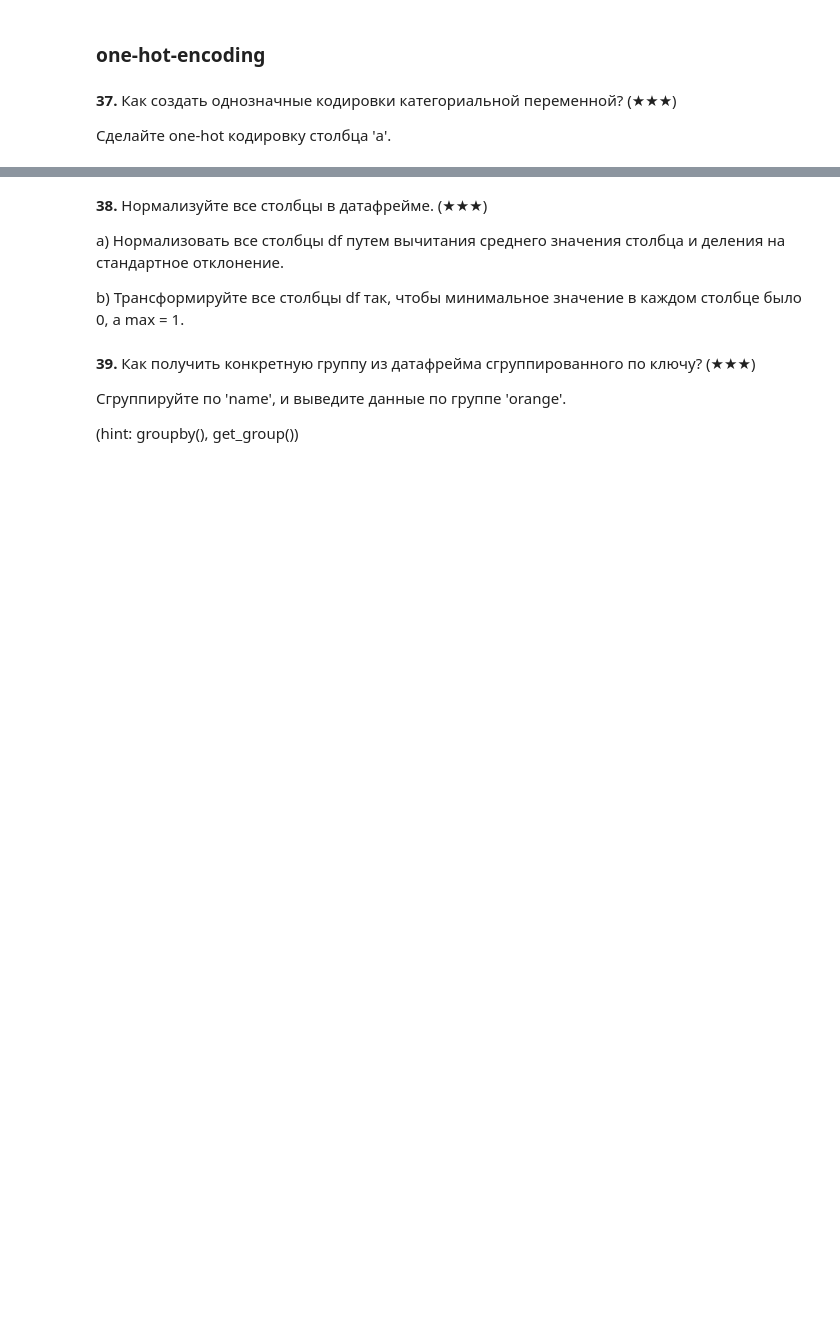
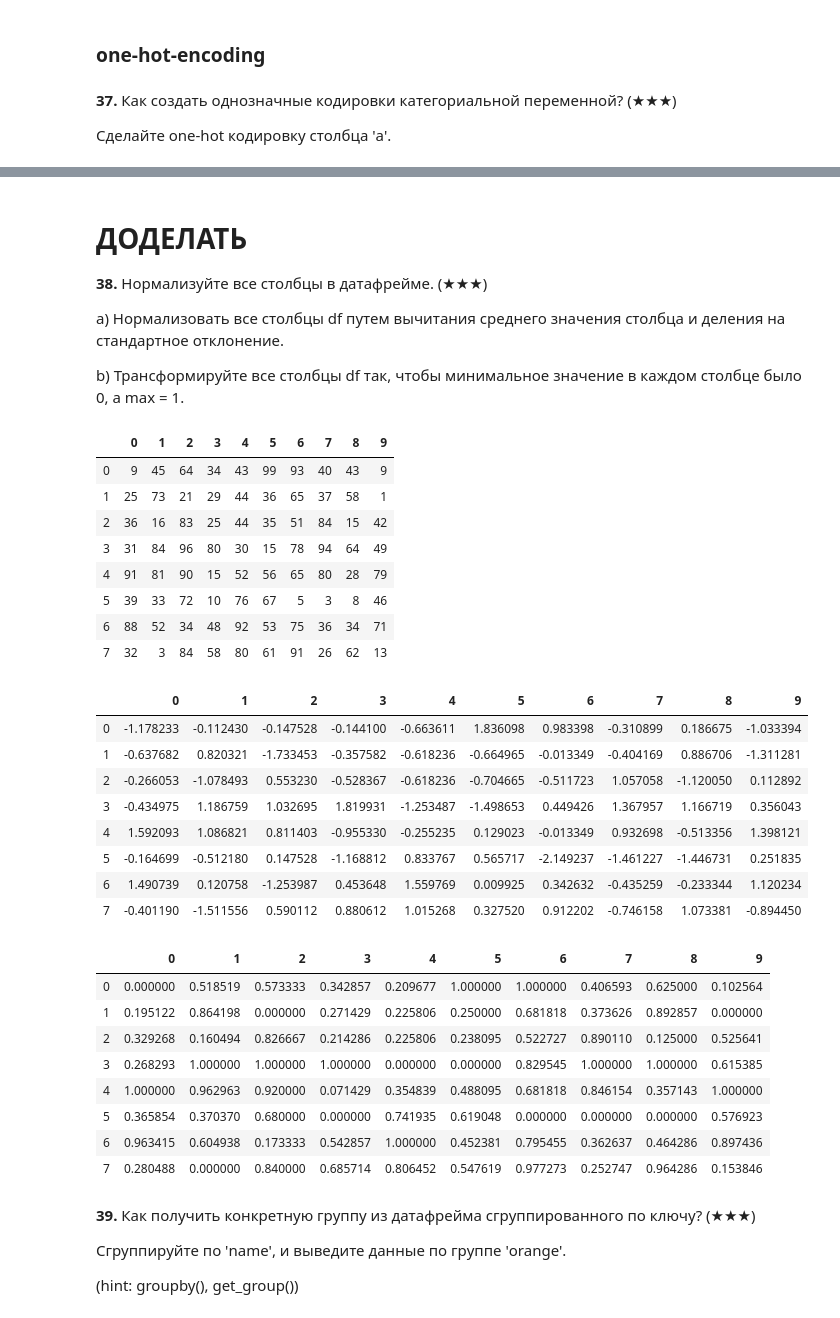
Before and after one commit to sarvensis/spython, a Jupyter notebook: semesterNo2/Homework1ML.ipynb, the cells around one changed output, grey strips where cells are left out. Cells and saved outputs as stored; diff of their text form; code cells hidden in the pictures; blank space fills up the shorter version.

```diff
--- a/semesterNo2/Homework1ML.ipynb
+++ b/semesterNo2/Homework1ML.ipynb
@@ -811,4 +819,5 @@ df = pd.DataFrame([['aa', 'kek'], ['ba', 'lol'], ['ab', 'kek'], ['aa', 'lol'], [
 # %% [markdown]
+# ДОДЕЛАТЬ
 **38\.** Нормализуйте все столбцы в датафрейме. (★★★)
 
 a) Нормализовать все столбцы df путем вычитания среднего значения столбца и деления на стандартное отклонение.
@@ -817,7 +826,45 @@ b) Трансформируйте все столбцы df так, чтобы м
 # %%
 df = pd.DataFrame(np.random.randint(1,100, 80).reshape(8, -1))
 
 #your code
+display(df)
+
+for label, content in df.items():
+    df[label] = (content - content.mean()) / content.std()
+display(df)
+
+
+for label, content in df.items():
+    df[label] = (content - content.min()) / (content.max() - content.min())
+df
+# %% [output]
+|  | 0 | 1 | 2 | 3 | 4 | 5 | 6 | 7 | 8 | 9 |
+| 0 | 9 | 45 | 64 | 34 | 43 | 99 | 93 | 40 | 43 | 9 |
+| 1 | 25 | 73 | 21 | 29 | 44 | 36 | 65 | 37 | 58 | 1 |
+| 2 | 36 | 16 | 83 | 25 | 44 | 35 | 51 | 84 | 15 | 42 |
+| 3 | 31 | 84 | 96 | 80 | 30 | 15 | 78 | 94 | 64 | 49 |
+| 4 | 91 | 81 | 90 | 15 | 52 | 56 | 65 | 80 | 28 | 79 |
+| 5 | 39 | 33 | 72 | 10 | 76 | 67 | 5 | 3 | 8 | 46 |
+| 6 | 88 | 52 | 34 | 48 | 92 | 53 | 75 | 36 | 34 | 71 |
+| 7 | 32 | 3 | 84 | 58 | 80 | 61 | 91 | 26 | 62 | 13 |
+|  | 0 | 1 | 2 | 3 | 4 | 5 | 6 | 7 | 8 | 9 |
+| 0 | -1.178233 | -0.112430 | -0.147528 | -0.144100 | -0.663611 | 1.836098 | 0.983398 | -0.310899 | 0.186675 | -1.033394 |
+| 1 | -0.637682 | 0.820321 | -1.733453 | -0.357582 | -0.618236 | -0.664965 | -0.013349 | -0.404169 | 0.886706 | -1.311281 |
+| 2 | -0.266053 | -1.078493 | 0.553230 | -0.528367 | -0.618236 | -0.704665 | -0.511723 | 1.057058 | -1.120050 | 0.112892 |
+| 3 | -0.434975 | 1.186759 | 1.032695 | 1.819931 | -1.253487 | -1.498653 | 0.449426 | 1.367957 | 1.166719 | 0.356043 |
+| 4 | 1.592093 | 1.086821 | 0.811403 | -0.955330 | -0.255235 | 0.129023 | -0.013349 | 0.932698 | -0.513356 | 1.398121 |
+| 5 | -0.164699 | -0.512180 | 0.147528 | -1.168812 | 0.833767 | 0.565717 | -2.149237 | -1.461227 | -1.446731 | 0.251835 |
+| 6 | 1.490739 | 0.120758 | -1.253987 | 0.453648 | 1.559769 | 0.009925 | 0.342632 | -0.435259 | -0.233344 | 1.120234 |
+| 7 | -0.401190 | -1.511556 | 0.590112 | 0.880612 | 1.015268 | 0.327520 | 0.912202 | -0.746158 | 1.073381 | -0.894450 |
+|  | 0 | 1 | 2 | 3 | 4 | 5 | 6 | 7 | 8 | 9 |
+| 0 | 0.000000 | 0.518519 | 0.573333 | 0.342857 | 0.209677 | 1.000000 | 1.000000 | 0.406593 | 0.625000 | 0.102564 |
+| 1 | 0.195122 | 0.864198 | 0.000000 | 0.271429 | 0.225806 | 0.250000 | 0.681818 | 0.373626 | 0.892857 | 0.000000 |
+| 2 | 0.329268 | 0.160494 | 0.826667 | 0.214286 | 0.225806 | 0.238095 | 0.522727 | 0.890110 | 0.125000 | 0.525641 |
+| 3 | 0.268293 | 1.000000 | 1.000000 | 1.000000 | 0.000000 | 0.000000 | 0.829545 | 1.000000 | 1.000000 | 0.615385 |
+| 4 | 1.000000 | 0.962963 | 0.920000 | 0.071429 | 0.354839 | 0.488095 | 0.681818 | 0.846154 | 0.357143 | 1.000000 |
+| 5 | 0.365854 | 0.370370 | 0.680000 | 0.000000 | 0.741935 | 0.619048 | 0.000000 | 0.000000 | 0.000000 | 0.576923 |
+| 6 | 0.963415 | 0.604938 | 0.173333 | 0.542857 | 1.000000 | 0.452381 | 0.795455 | 0.362637 | 0.464286 | 0.897436 |
+| 7 | 0.280488 | 0.000000 | 0.840000 | 0.685714 | 0.806452 | 0.547619 | 0.977273 | 0.252747 | 0.964286 | 0.153846 |
 # %% [markdown]
 **39\.** Как получить конкретную группу из датафрейма сгруппированного по ключу? (★★★)
 
```
Also changed, not shown: parts of 4 cells of this notebook.
